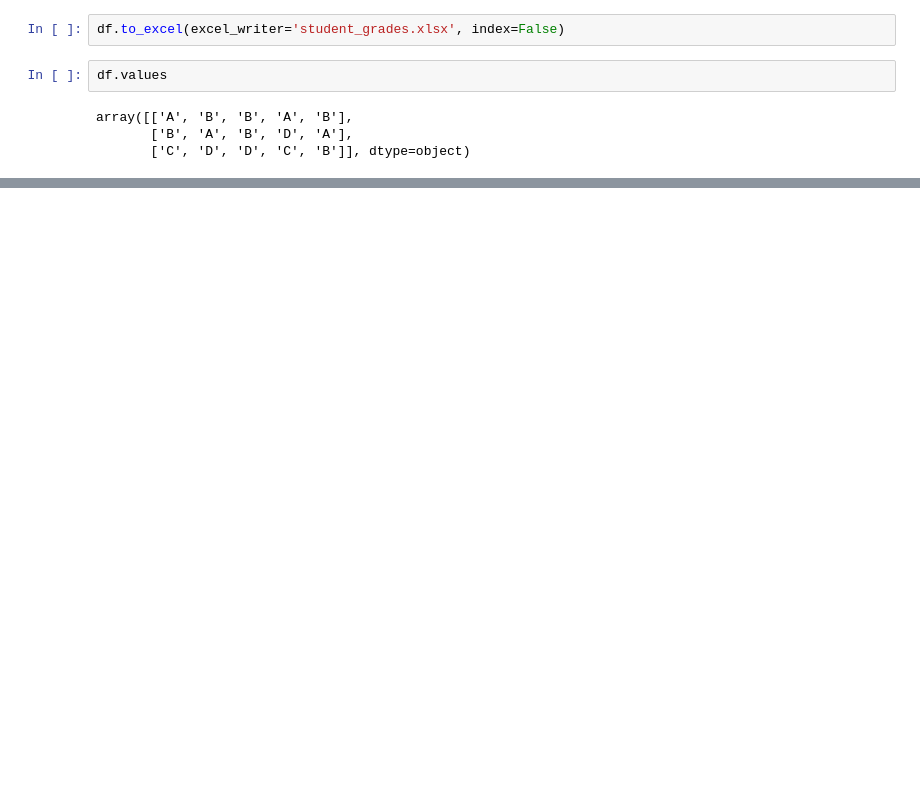
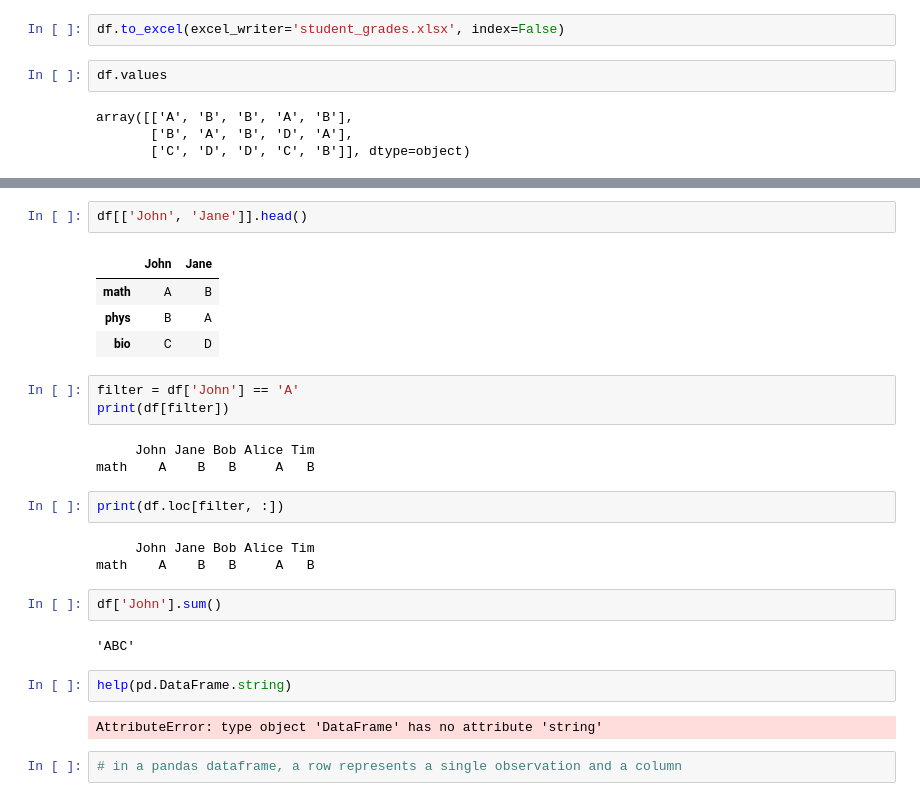
Before and after one commit to roblivesinottawa/Python_Data_Visualization, a Jupyter notebook: 3 Pandas/Pandas-Template.ipynb, the cells around one changed output, grey strips where cells are left out. Drawn from its saved outputs; the diff is of its cells as text; blank space fills up the shorter version.

Commit message:
"finished with all the data visualization"

```diff
--- a/3 Pandas/Pandas-Template.ipynb
+++ b/3 Pandas/Pandas-Template.ipynb
@@ -128,0 +132,28 @@ array([['A', 'B', 'B', 'A', 'B'],
+# %%
+df[['John', 'Jane']].head()
+# %% [output]
+|  | John | Jane |
+| math | A | B |
+| phys | B | A |
+| bio | C | D |
+# %%
+filter = df['John'] == 'A'
+print(df[filter])
+# %% [output]
+     John Jane Bob Alice Tim
+math    A    B   B     A   B
+# %%
+print(df.loc[filter, :])
+# %% [output]
+     John Jane Bob Alice Tim
+math    A    B   B     A   B
+# %%
+df['John'].sum()
+# %% [output]
+'ABC'
+# %%
+help(pd.DataFrame.string)
+# %% [output]
+AttributeError: type object 'DataFrame' has no attribute 'string'
+# %%
+# in a pandas dataframe, a row represents a single observation and a column
```
Also changed, not shown: parts of 2 cells of this notebook, 3 other files.
